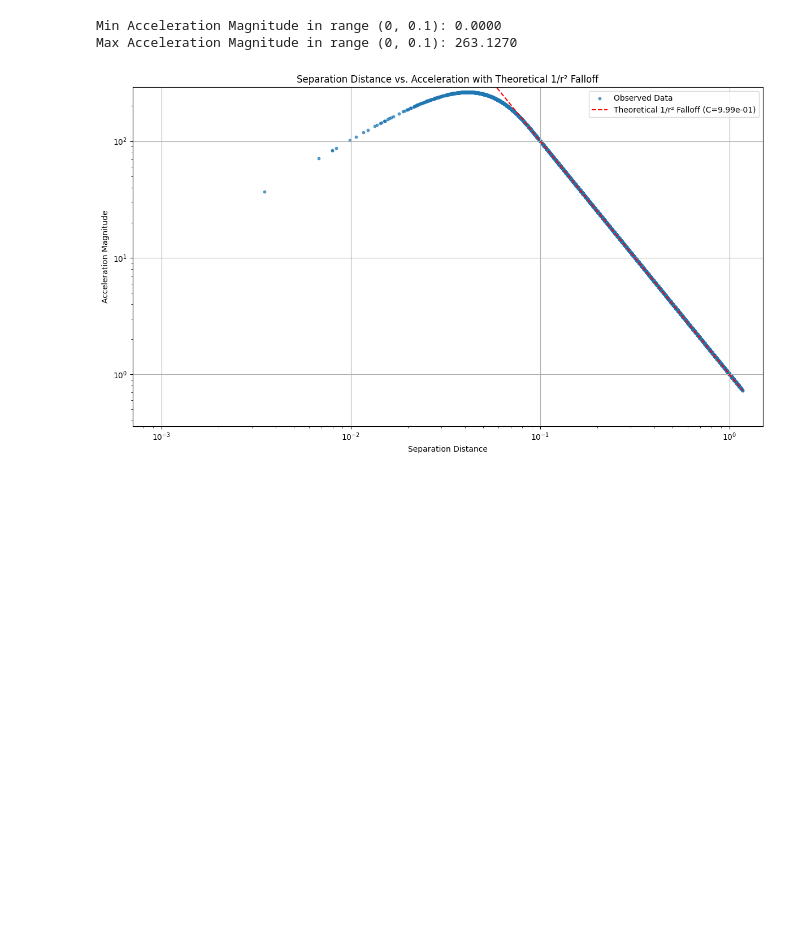
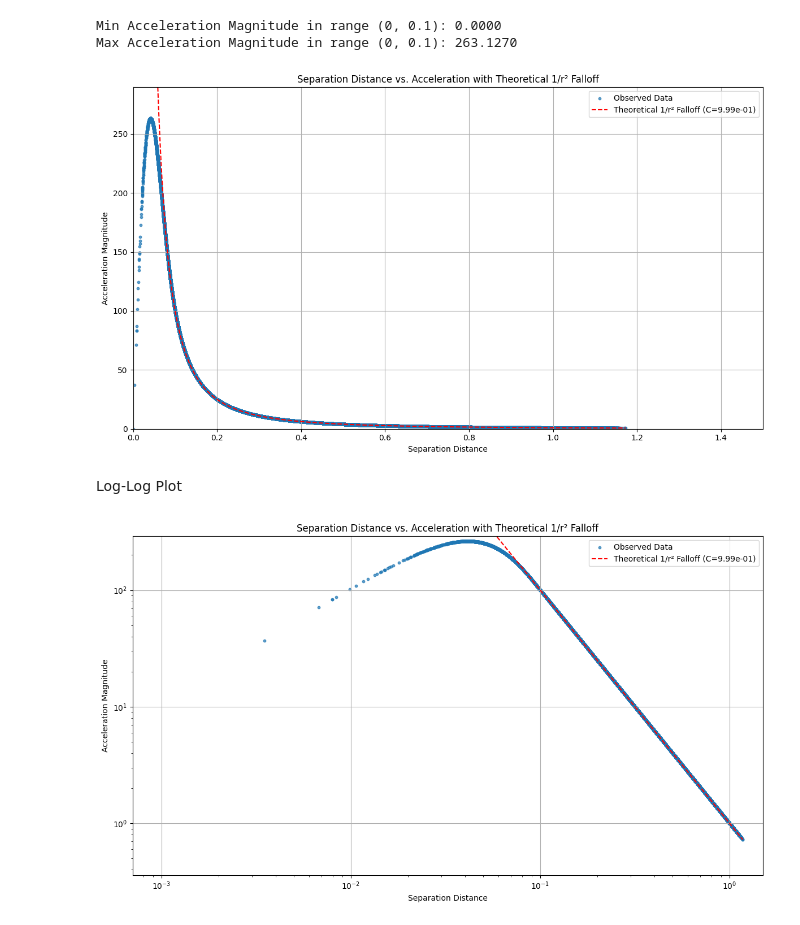
Before and after one commit to amf599-cyber/N-Body_Test, a Jupyter notebook: Test-Data-Analysis-v1-2.ipynb, the cells around one changed output. Drawn from its saved outputs; the diff is of its cells as text; code cells hidden in the pictures; blank space fills up the shorter version.

```diff
--- a/Test-Data-Analysis-v1-2.ipynb
+++ b/Test-Data-Analysis-v1-2.ipynb
@@ -26,6 +27,67 @@ print(f"Max Acceleration Magnitude in range (0, 0.1): {max_acc_in_range:.4f}")
 # %% [output]
 Min Acceleration Magnitude in range (0, 0.1): 0.0000
 Max Acceleration Magnitude in range (0, 0.1): 263.1270
+# %%
+import numpy as np # Import numpy for numerical operations
+
+plt.figure(figsize=(12, 7))
+# sns.scatterplot(data=df, x='distance', y='acc_magnitude', label='Observed Data', s=10, alpha=0.7)
+
+plt.scatter(df['distance'], df['acc_magnitude'], label='Observed Data', s=10, alpha=0.7)
+#plt.xscale('log')
+#plt.yscale('log')
+
+# Calculate the constant C for the 1/r^2 falloff
+# Find a reference point for calibration around distance = 0.1
+calibration_band_min = 0.09
+calibration_band_max = 0.11
+calibration_points = df[(df['distance'] >= calibration_band_min) & (df['distance'] <= calibration_band_max)]
+
+C = None
+if not calibration_points.empty:
+    # Use the mean acceleration magnitude in this range to set C
+    # The reference distance for the 1/r^2 falloff is 2h = 0.1 as per the prompt.
+    ref_distance_for_C = 0.1
+    ref_acceleration_avg = calibration_points['acc_magnitude'].mean()
+    C = ref_acceleration_avg * (ref_distance_for_C ** 2)
+else:
+    # Fallback: if no points exactly in the band, take the first point >= 0.1
+    ref_df_filtered = df[df['distance'] >= 0.1]
+    if not ref_df_filtered.empty:
+        ref_point = ref_df_filtered.iloc[0]
+        ref_distance_for_C = ref_point['distance'] # Use the actual distance of this point
+        ref_acceleration_avg = ref_point['acc_magnitude']
+        C = ref_acceleration_avg * (ref_distance_for_C ** 2)
+    else:
+        print("Warning: No data points found at or beyond distance 0.1 to calibrate the 1/r^2 falloff.")
+
+if C is not None:
+    # Generate x values for the analytical curve (from a small non-zero value to max distance)
+    r_analytical = np.linspace(0.001, df['distance'].max(), 500)
+    acc_analytical = C / (r_analytical ** 2)
+
+    # Plot the analytical curve
+    plt.plot(r_analytical, acc_analytical, color='red', linestyle='--', label=f'Theoretical 1/r² Falloff (C={C:.2e})') # Use scientific notation for C
+else:
+    print("Warning: Could not calculate C for the theoretical falloff. Theoretical curve will not be plotted.")
+
+plt.title('Separation Distance vs. Acceleration with Theoretical 1/r² Falloff') # Updated title
+plt.xlabel('Separation Distance')
+plt.ylabel('Acceleration Magnitude') # Clarified label
+
+# Adjust xlim to zoom between 0 and 0.1 and crop y-axis based on data
+plt.xlim(0, 1.5) # Zoom in on x-axis
+# Add a small buffer to min/max y-values for better visibility
+plt.ylim(min_acc_in_range * 0.9, max_acc_in_range * 1.1)
+
+plt.grid(True)
+plt.legend() # Add legend
+plt.tight_layout() # Adjust layout to prevent labels from being cut off
+plt.show()
+# %% [output]
+[figure, added]
+# %% [markdown]
+Log-Log Plot
 # %%
 import numpy as np # Import numpy for numerical operations
 
```
Also changed, not shown: parts of 4 cells of this notebook.
